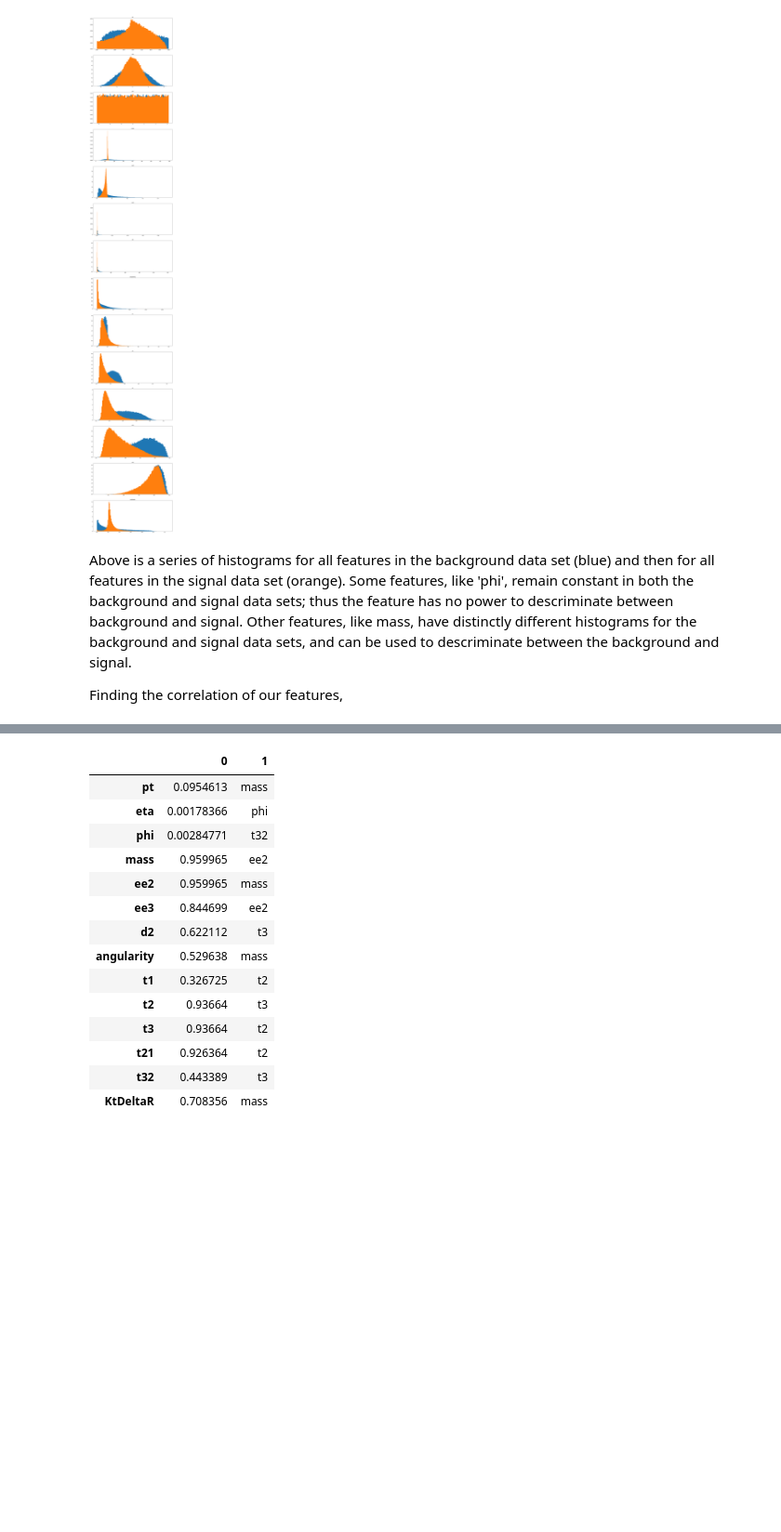
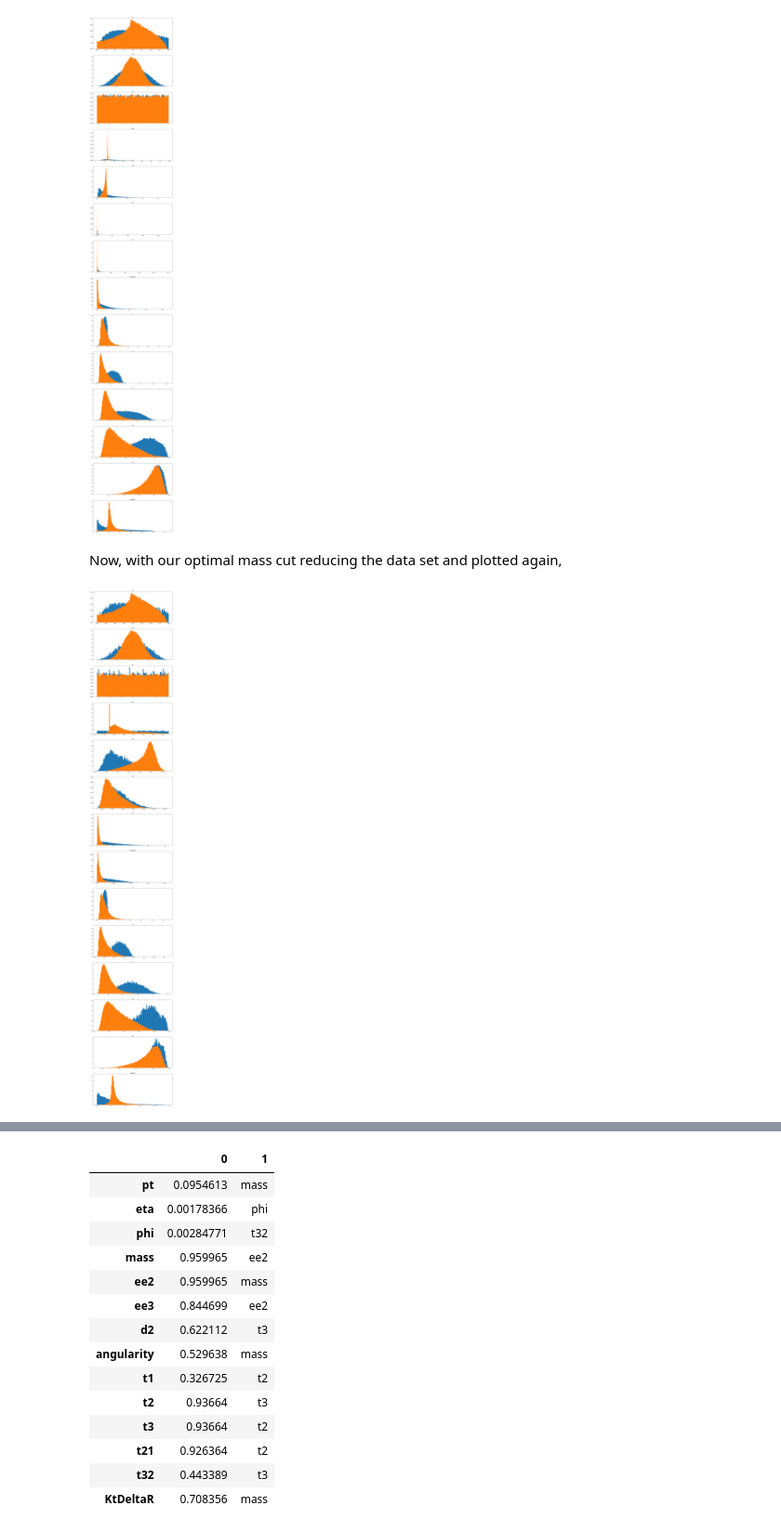
Before and after one commit to Chkoda/PHYS434, a Jupyter notebook: Lab7&8.ipynb, the cells around one changed output, grey strips where cells are left out. Shown at 93% size. Saved outputs shown, nothing was run; the diff lists cells and outputs as text; code cells hidden in the pictures; blank space fills up the shorter version.

```diff
--- a/Lab7&8.ipynb
+++ b/Lab7&8.ipynb
@@ -139,0 +97,26 @@ len(qcd_dict.get('mass'))
+# %%
+best_sig_gt = 0
+best_sig_lt = 0
+best_cut_gt = 0
+size = len(qcd_dict.mass)
+for m in higgs_dict.mass:
+    higgs_gt_m = len(higgs_dict.mass[higgs_dict.mass>m])
+    qcd_gt_m = len(qcd_dict.mass[qcd_dict.mass>m])
+    higgs_lt_m = size - higgs_gt_m
+    qcd_lt_m = size-qcd_gt_m
+    #Cut all less than m; find significance
+    N_higgs = 50*higgs_gt_m/size
+    N_qcd = 2000*qcd_gt_m/size
+    expected_sig = N_higgs / math.sqrt(N_qcd)
+    if(expected_sig > best_sig_gt):
+        best_sig_gt = expected_sig
+        best_cut_gt = m
+    #Cut all greater than m; find significance
+    N_higgs = 50*higgs_lt_m/size
+    N_qcd = 2000*qcd_lt_m/size
+    expected_sig = N_higgs / math.sqrt(N_qcd)
+    if(expected_sig > best_sig_lt):
+        best_sig_lt = expected_sig
+        best_cut_lt = m
+
+print(f'Best mass cut range: ({best_cut_gt:.2f}, {best_cut_lt:.2f})')
@@ -150,7 +144,18 @@ for key in qcd_dict.keys():
     index += 1
 # %% [output]
 [figure]
-# %% [markdown]
-Above is a series of histograms for all features in the background data set (blue) and then for all features in the signal data set (orange). Some features, like 'phi', remain constant in both the background and signal data sets; thus the feature has no power to descriminate between background and signal. Other features, like mass, have distinctly different histograms for the background and signal data sets, and can be used to descriminate between the background and signal.
-
-Finding the correlation of our features,
+# %% [markdown]
+Now, with our optimal mass cut reducing the data set and plotted again,
+# %%
+higgs_cut = higgs_dict[higgs_dict.mass.between(best_cut_gt,best_cut_lt)]
+qcd_cut = qcd_dict[qcd_dict.mass.between(best_cut_gt,best_cut_lt)]
+fig, ax_arr = plt.subplots(len(qcd_cut.keys()),1, figsize=(15,100))
+index = 0
+for key in qcd_dict.keys():
+    ax_arr[index].hist(qcd_cut.get(key), bins=100, density=True)
+    ax_arr[index].title.set_text(key)
+    ax_arr[index].hist(higgs_cut.get(key), bins=100, density=True)
+    ax_arr[index].title.set_text(key)
+    index += 1
+# %% [output]
+[figure, added]
```
Also changed, not shown: parts of 32 cells of this notebook.
